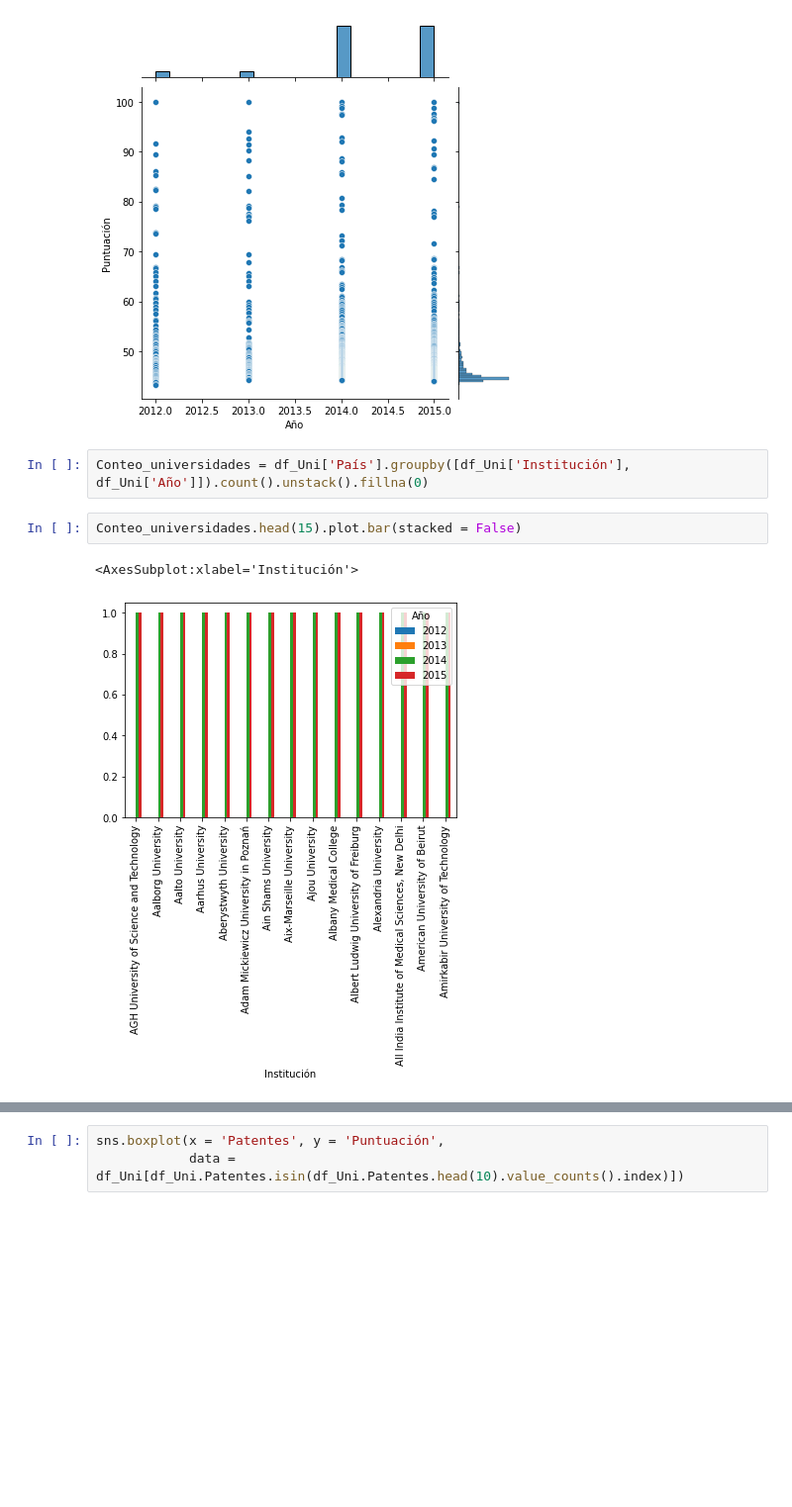
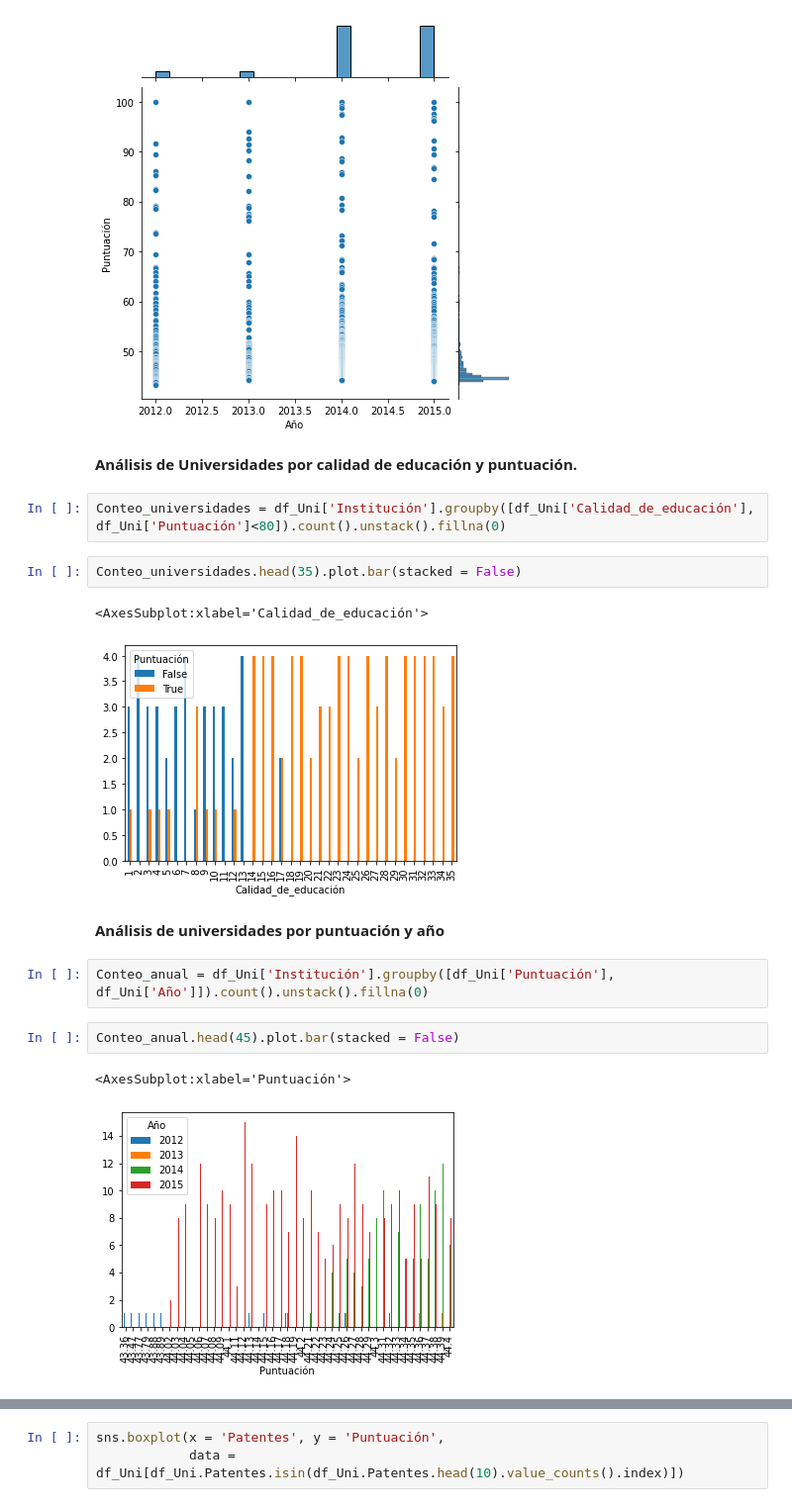
Before and after one commit to EmmanuelGalvan/MineriaDatos, a Jupyter notebook: Archivos/Practica de limpieza/Visualizacion_Equipo9.ipynb, the cells around one changed output, grey strips where cells are left out. Shown at 99% size. Cells and saved outputs as stored; diff of their text form; blank space fills up the shorter version.

```diff
--- a/Archivos/Practica de limpieza/Visualizacion_Equipo9.ipynb
+++ b/Archivos/Practica de limpieza/Visualizacion_Equipo9.ipynb
@@ -729,11 +761,22 @@ sns.jointplot(x='Año', y='Puntuación', data = df_Uni)
 # %% [output]
 <seaborn.axisgrid.JointGrid at 0x...>
 [figure]
+# %% [markdown]
+**Análisis de Universidades por calidad de educación y puntuación.**
+# %%
+Conteo_universidades = df_Uni['Institución'].groupby([df_Uni['Calidad_de_educación'], df_Uni['Puntuación']<80]).count().unstack().fillna(0)
+# %%
+Conteo_universidades.head(35).plot.bar(stacked = False)
+# %% [output]
+<AxesSubplot:xlabel='Calidad_de_educación'>
+[figure, added]
+# %% [markdown]
+**Análisis de universidades por puntuación y año**
 # %%
-Conteo_universidades = df_Uni['País'].groupby([df_Uni['Institución'], df_Uni['Año']]).count().unstack().fillna(0)
+Conteo_anual = df_Uni['Institución'].groupby([df_Uni['Puntuación'], df_Uni['Año']]).count().unstack().fillna(0)
 # %%
-Conteo_universidades.head(15).plot.bar(stacked = False)
+Conteo_anual.head(45).plot.bar(stacked = False)
 # %% [output]
-<AxesSubplot:xlabel='Institución'>
+<AxesSubplot:xlabel='Puntuación'>
-[figure, old version]
+[figure, new version]
 # %%
```
Also changed, not shown: parts of 35 cells of this notebook.
